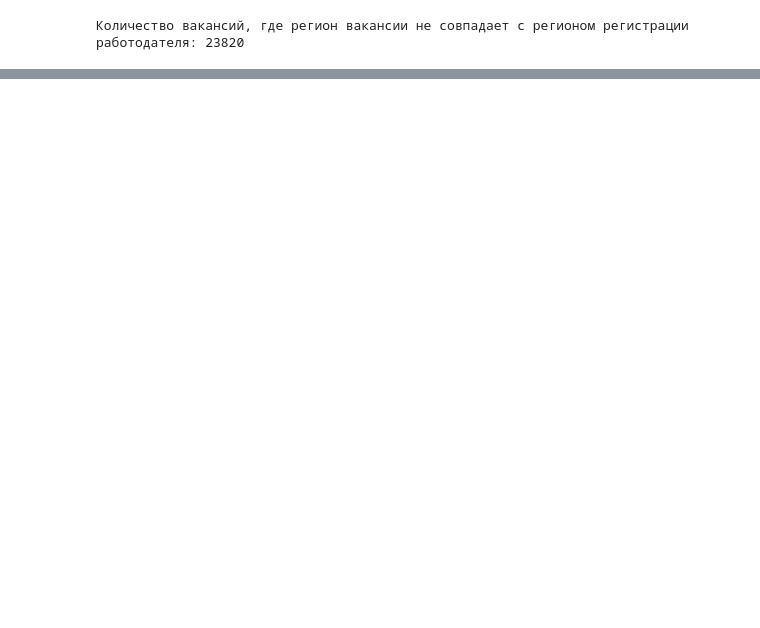
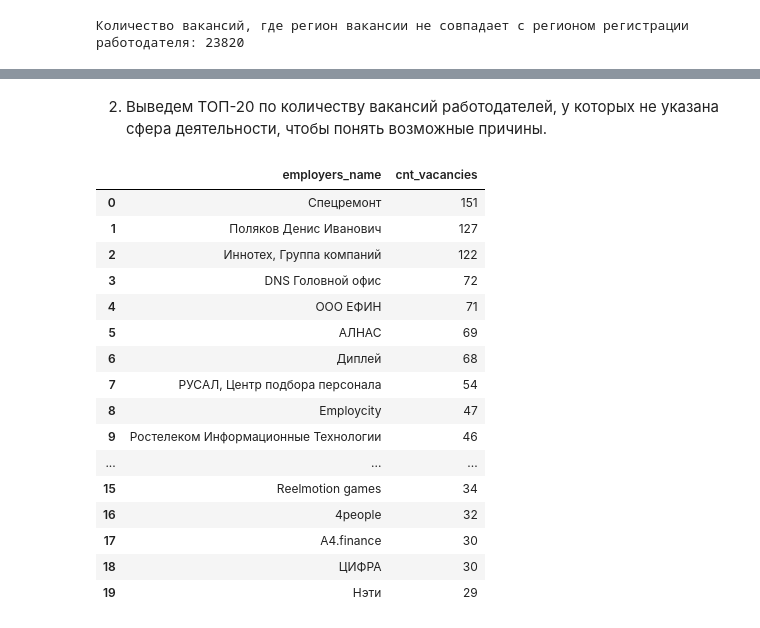
Before and after one commit to inconstant1313/Sandbox, a Jupyter notebook: DSPR_119/Project_2/Project_2.ipynb, the cells around one changed output, grey strips where cells are left out. Cells and saved outputs as stored; diff of their text form; code cells hidden in the pictures; blank space fills up the shorter version.

```diff
--- a/DSPR_119/Project_2/Project_2.ipynb
+++ b/DSPR_119/Project_2/Project_2.ipynb
@@ -616,0 +709,38 @@ print('Количество работодателей, для которых у
+# %% [markdown]
+2. Выведем ТОП-20 по количеству вакансий работодателей, у которых не указана сфера деятельности, чтобы понять возможные причины.
+# %%
+# Код запроса, ТОП-20 работодателей, не указавших сферу деятельности по убыванию количества вакансий
+query_extra_2 = f'''SELECT
+                    DISTINCT employers.name as employers_name,
+                    count (vacancies.id) as cnt_vacancies
+
+                FROM
+                    public.employers as employers
+                    LEFT JOIN public.employers_industries as emp_ind ON emp_ind.employer_id = employers.id
+                    JOIN public.vacancies as vacancies on vacancies.employer_id = employers.id
+                WHERE emp_ind.industry_id IS NULL
+                GROUP BY employers.id
+                ORDER BY count (vacancies.id) DESC
+'''
+# %%
+# Вызов запроса и вывод результата
+employers_without_industries = (pd.read_sql_query(text(query_extra_2), connection))
+display(employers_without_industries.head(20))
+# %% [output]
+|  | employers_name | cnt_vacancies |
+| 0 | Спецремонт | 151 |
+| 1 | Поляков Денис Иванович | 127 |
+| 2 | Иннотех, Группа компаний | 122 |
+| 3 | DNS Головной офис | 72 |
+| 4 | ООО ЕФИН | 71 |
+| 5 | АЛНАС | 69 |
+| 6 | Диплей | 68 |
+| 7 | РУСАЛ, Центр подбора персонала | 54 |
+| 8 | Employcity | 47 |
+| 9 | Ростелеком Информационные Технологии | 46 |
+| ... | ... | ... |
+| 15 | Reelmotion games | 34 |
+| 16 | 4people | 32 |
+| 17 | A4.finance | 30 |
+| 18 | ЦИФРА | 30 |
+| 19 | Нэти | 29 |
```
Also changed, not shown: parts of 86 cells of this notebook.
